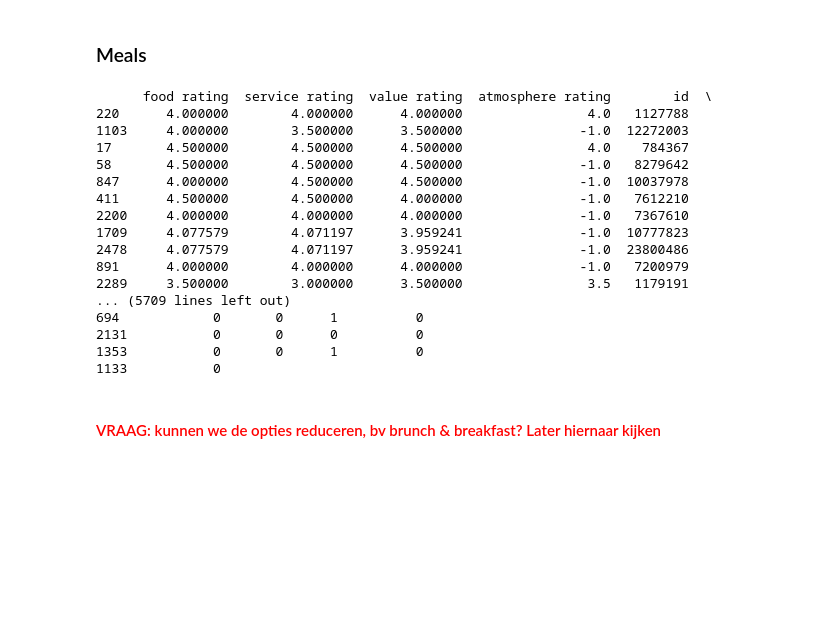
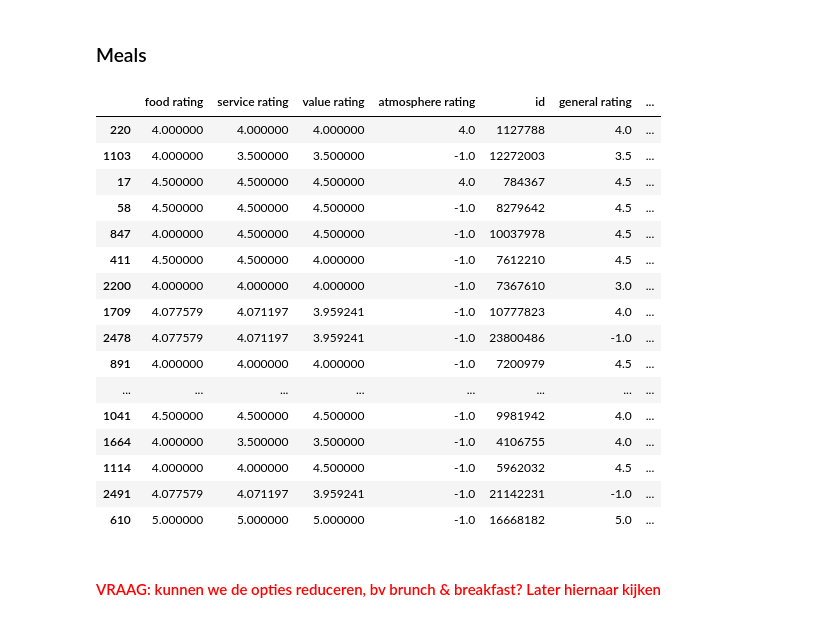
Before and after one commit to brabreda/Machine-learning, a Jupyter notebook: Sprint 1.ipynb, the cells around one changed output. Drawn from its saved outputs; the diff is of its cells as text; code cells hidden in the pictures; blank space fills up the shorter version.

```diff
--- a/Sprint 1.ipynb
+++ b/Sprint 1.ipynb
@@ -172,36 +172,37 @@ array([[<AxesSubplot: xlabel='food rating', ylabel='food rating'>,
 # %%
 # Getting all different types off meals
 types = []
 for i in df_train['meals'].fillna(value=""):
     types.extend(map(lambda x: x.strip(), i.split(",")))
 types = set(types)
 
 
 # For every type we are going to create a collumn that represents the type
 for i in types:
     if i != "":
         df[i] = df_train["meals"].apply(lambda x: str(x)).apply(lambda x: int(i in x))
 
 # displays full table
-with pd.option_context('display.max_rows', None, 'display.max_columns', None): display(df)
+#with pd.option_context('display.max_rows', None, 'display.max_columns', None): display(df)
+df.head(50)
 # %% [output]
-      food rating  service rating  value rating  atmosphere rating        id  \
-220      4.000000        4.000000      4.000000                4.0   1127788
-1103     4.000000        3.500000      3.500000               -1.0  12272003
-17       4.500000        4.500000      4.500000                4.0    784367
-58       4.500000        4.500000      4.500000               -1.0   8279642
-847      4.000000        4.500000      4.500000               -1.0  10037978
-411      4.500000        4.500000      4.000000               -1.0   7612210
-2200     4.000000        4.000000      4.000000               -1.0   7367610
-1709     4.077579        4.071197      3.959241               -1.0  10777823
-2478     4.077579        4.071197      3.959241               -1.0  23800486
-891      4.000000        4.000000      4.000000               -1.0   7200979
-2289     3.500000        3.000000      3.500000                3.5   1179191
-... (5709 lines left out)
-694            0       0      1          0
-2131           0       0      0          0
-1353           0       0      1          0
-1133           0
+|  | food rating | service rating | value rating | atmosphere rating | id | general rating | ... |
+| 220 | 4.000000 | 4.000000 | 4.000000 | 4.0 | 1127788 | 4.0 | ... |
+| 1103 | 4.000000 | 3.500000 | 3.500000 | -1.0 | 12272003 | 3.5 | ... |
+| 17 | 4.500000 | 4.500000 | 4.500000 | 4.0 | 784367 | 4.5 | ... |
+| 58 | 4.500000 | 4.500000 | 4.500000 | -1.0 | 8279642 | 4.5 | ... |
+| 847 | 4.000000 | 4.500000 | 4.500000 | -1.0 | 10037978 | 4.5 | ... |
+| 411 | 4.500000 | 4.500000 | 4.000000 | -1.0 | 7612210 | 4.5 | ... |
+| 2200 | 4.000000 | 4.000000 | 4.000000 | -1.0 | 7367610 | 3.0 | ... |
+| 1709 | 4.077579 | 4.071197 | 3.959241 | -1.0 | 10777823 | 4.0 | ... |
+| 2478 | 4.077579 | 4.071197 | 3.959241 | -1.0 | 23800486 | -1.0 | ... |
+| 891 | 4.000000 | 4.000000 | 4.000000 | -1.0 | 7200979 | 4.5 | ... |
+| ... | ... | ... | ... | ... | ... | ... | ... |
+| 1041 | 4.500000 | 4.500000 | 4.500000 | -1.0 | 9981942 | 4.0 | ... |
+| 1664 | 4.000000 | 3.500000 | 3.500000 | -1.0 | 4106755 | 4.0 | ... |
+| 1114 | 4.000000 | 4.000000 | 4.500000 | -1.0 | 5962032 | 4.5 | ... |
+| 2491 | 4.077579 | 4.071197 | 3.959241 | -1.0 | 21142231 | -1.0 | ... |
+| 610 | 5.000000 | 5.000000 | 5.000000 | -1.0 | 16668182 | 5.0 | ... |
 # %% [markdown]
 #### <font color='red'>VRAAG: kunnen we de opties reduceren, bv brunch & breakfast? Later hiernaar kijken</font>
 # %% [markdown]
```
Also changed, not shown: parts of 4 cells of this notebook.
